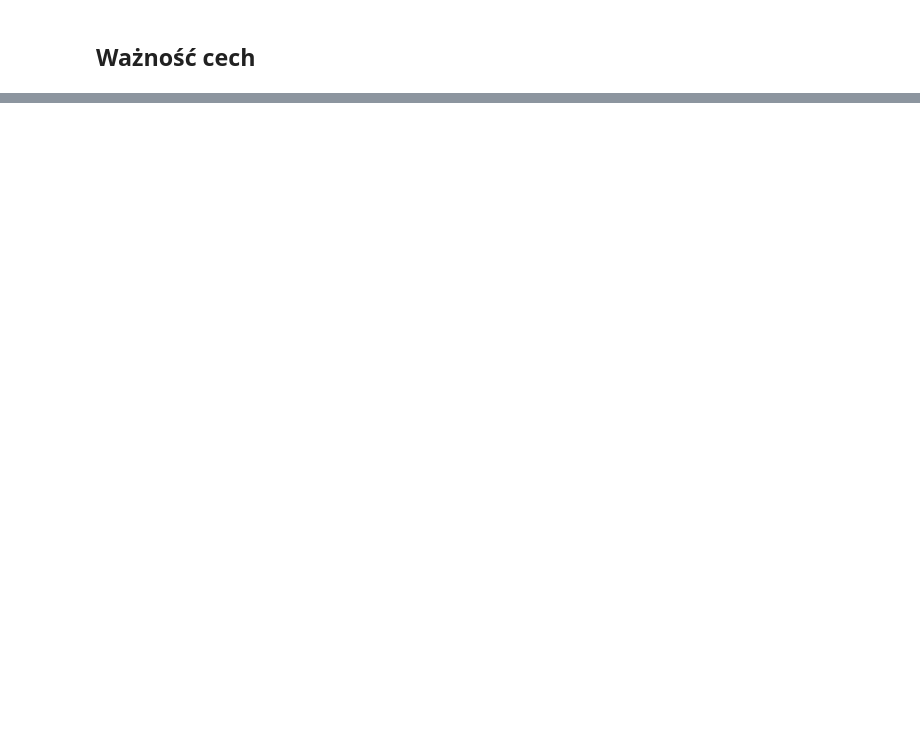
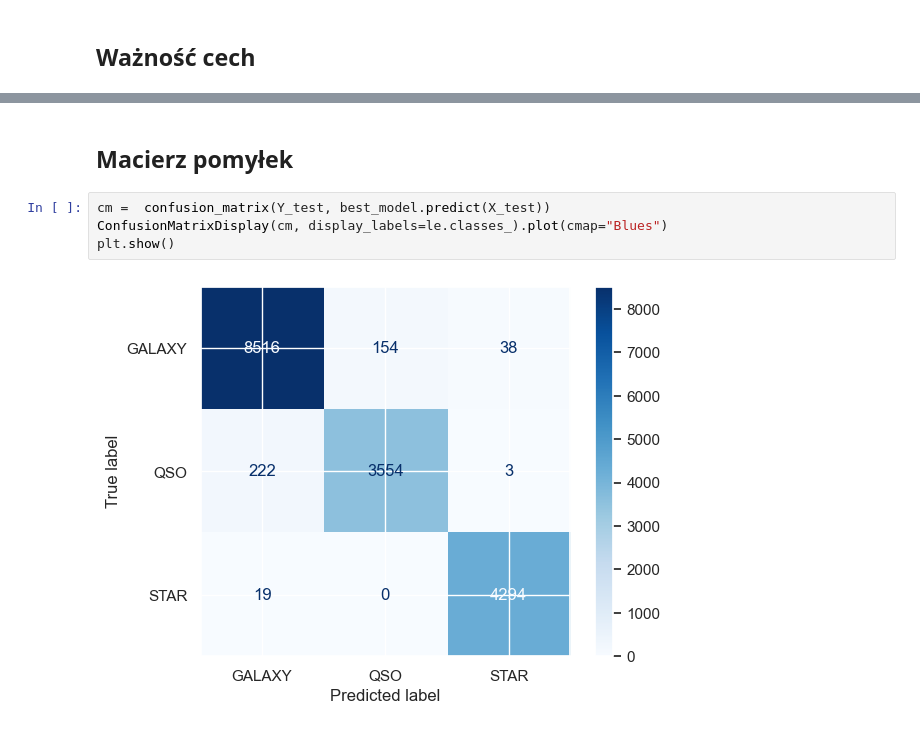
Before and after one commit to Jakarekk/Stellar-classification-xgboost, a Jupyter notebook: xgb.ipynb, the cells around one changed output, grey strips where cells are left out. Drawn from its saved outputs; the diff is of its cells as text; blank space fills up the shorter version.

```diff
--- a/xgb.ipynb
+++ b/xgb.ipynb
@@ -351,0 +397,8 @@ plt.show()
+# %% [markdown]
+## Macierz pomyłek
+# %%
+cm =  confusion_matrix(Y_test, best_model.predict(X_test))
+ConfusionMatrixDisplay(cm, display_labels=le.classes_).plot(cmap="Blues")
+plt.show()
+# %% [output]
+[figure, added]
```
Also changed, not shown: parts of 15 cells of this notebook.
